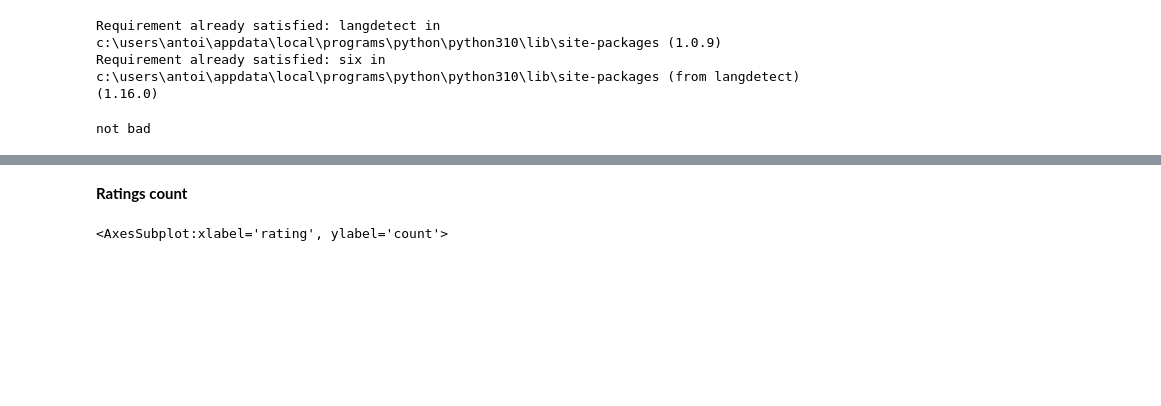
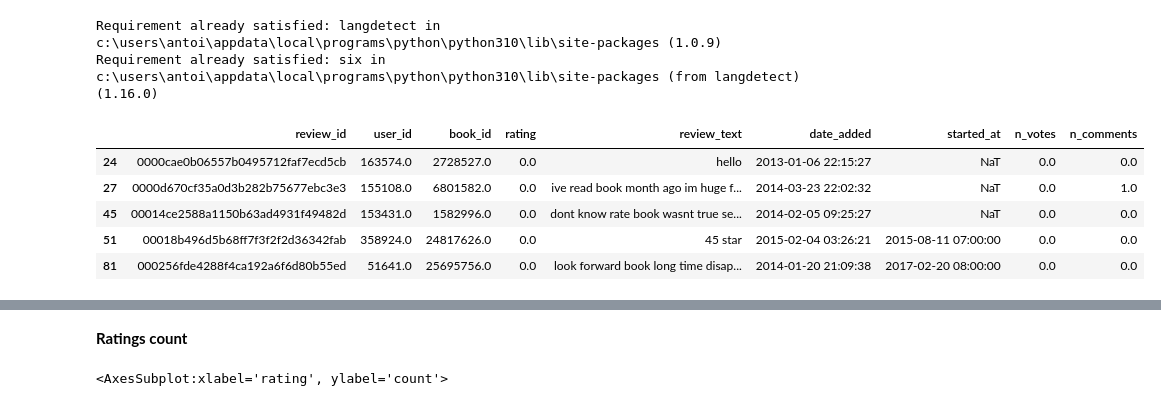
Before and after one commit to Benjouzz/DS50_backend, a Jupyter notebook: ds50-nlp.ipynb, the cells around one changed output, grey strips where cells are left out. Drawn from its saved outputs; the diff is of its cells as text; code cells hidden in the pictures; blank space fills up the shorter version.

```diff
--- a/ds50-nlp.ipynb
+++ b/ds50-nlp.ipynb
@@ -216,10 +209,16 @@ Requirement already satisfied: charset-normalizer~=2.0.0 in c:\users\antoi\appda
 # %% [output]
 Requirement already satisfied: langdetect in c:\users\antoi\appdata\local\programs\python\python310\lib\site-packages (1.0.9)
 Requirement already satisfied: six in c:\users\antoi\appdata\local\programs\python\python310\lib\site-packages (from langdetect) (1.16.0)
-# %%
-print(data.loc[1372,"review_text"])
-# %% [output]
-not bad
+# %%
+
+data[data['rating'] == 0].head()
+# %% [output]
+|  | review_id | user_id | book_id | rating | review_text | date_added | started_at | n_votes | n_comments |
+| 24 | 0000cae0b06557b0495712faf7ecd5cb | 163574.0 | 2728527.0 | 0.0 | hello | 2013-01-06 22:15:27 | NaT | 0.0 | 0.0 |
+| 27 | 0000d670cf35a0d3b282b75677ebc3e3 | 155108.0 | 6801582.0 | 0.0 | ive read book month ago im huge f... | 2014-03-23 22:02:32 | NaT | 0.0 | 1.0 |
+| 45 | 00014ce2588a1150b63ad4931f49482d | 153431.0 | 1582996.0 | 0.0 | dont know rate book wasnt true se... | 2014-02-05 09:25:27 | NaT | 0.0 | 0.0 |
+| 51 | 00018b496d5b68ff7f3f2f2d36342fab | 358924.0 | 24817626.0 | 0.0 | 45 star | 2015-02-04 03:26:21 | 2015-08-11 07:00:00 | 0.0 | 0.0 |
+| 81 | 000256fde4288f4ca192a6f6d80b55ed | 51641.0 | 25695756.0 | 0.0 | look forward book long time disap... | 2014-01-20 21:09:38 | 2017-02-20 08:00:00 | 0.0 | 0.0 |
 # %%
 from langdetect import detect
 from deep_translator import GoogleTranslator
```
Also changed, not shown: parts of 13 cells of this notebook.
